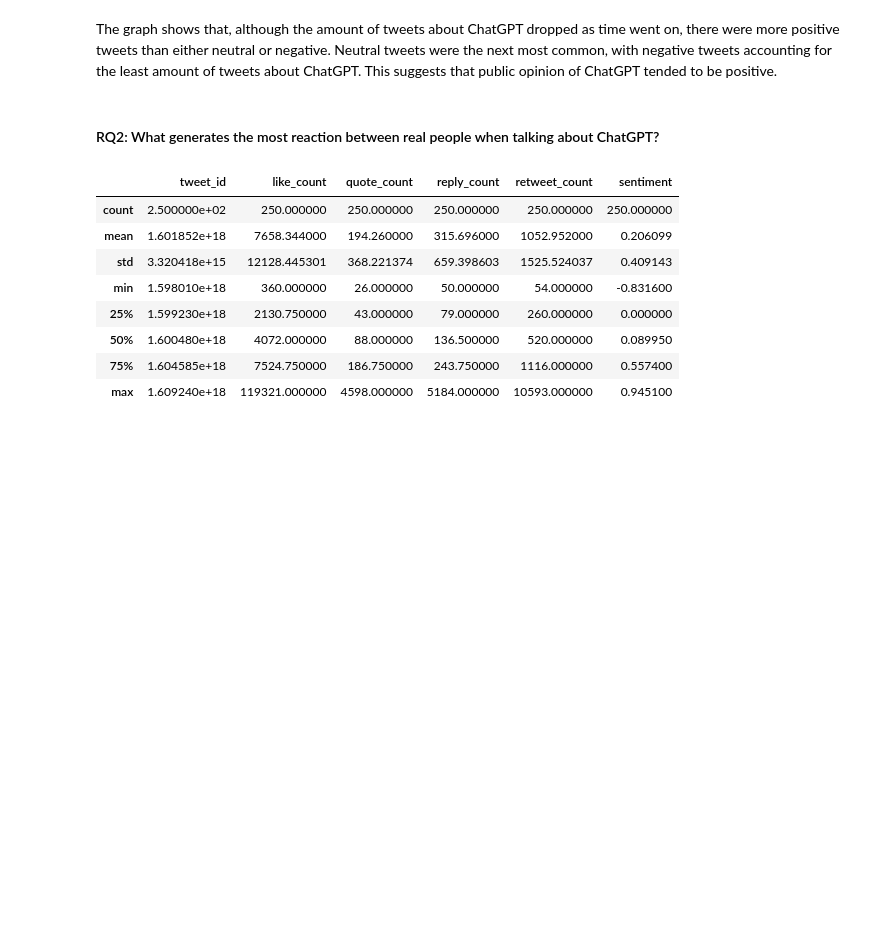
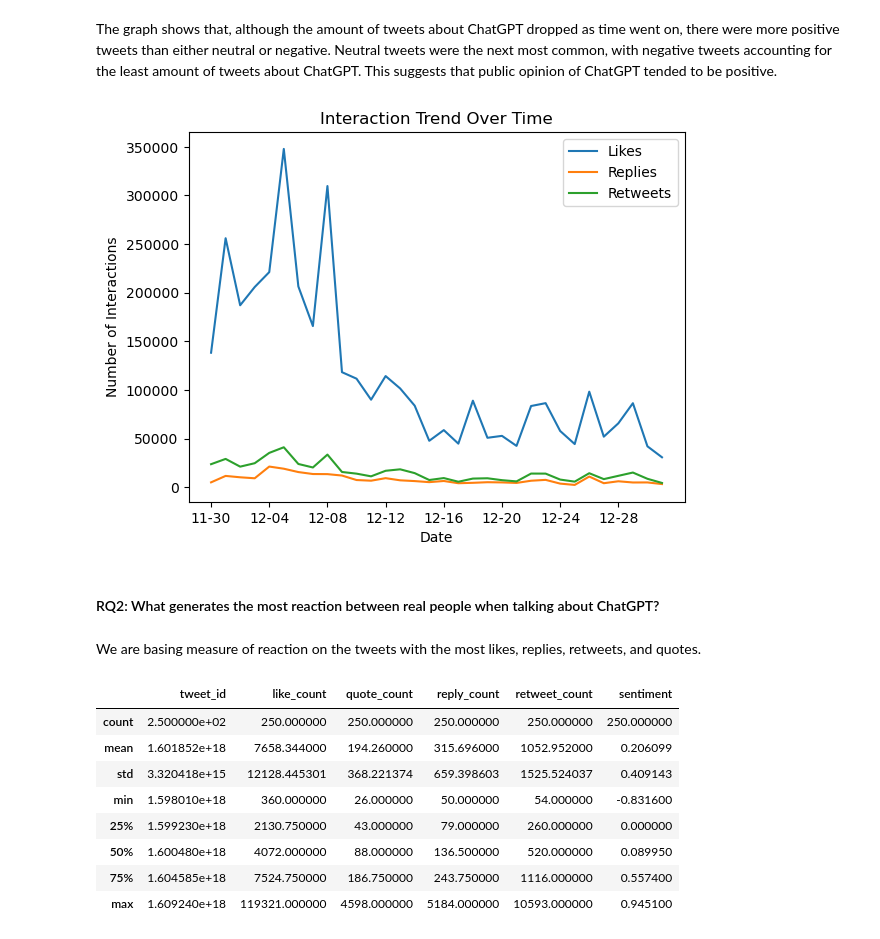
Before and after one commit to ReproTeach/final-project-lc_sa_sm_team, a Jupyter notebook: project_draft.ipynb, the cells around one changed output. Drawn from its saved outputs; the diff is of its cells as text; code cells hidden in the pictures; blank space fills up the shorter version.

```diff
--- a/project_draft.ipynb
+++ b/project_draft.ipynb
@@ -287,8 +281,55 @@ plt.show()
 [figure]
 # %% [markdown]
 The graph shows that, although the amount of tweets about ChatGPT dropped as time went on, there were more positive tweets than either neutral or negative. Neutral tweets were the next most common, with negative tweets accounting for the least amount of tweets about ChatGPT. This suggests that public opinion of ChatGPT tended to be positive.
+# %%
+#Create dictionaries to store the number of likes, replies, and retweets for each day
+like_dict = {}
+reply_dict = {}
+rt_dict = {}
+
+#Loop through entries in the dataframe to get a date string
+for index, row in df1.iterrows():
+    date = row['created_at'].split()[0][5:] #Use the split function to split the date from the time
+
+#Inputting information from the dataframe into the dictionaries
+    if date in like_dict:
+        like_dict[date] += row['like_count'] #Sum up the likes for each date
+    else:
+        like_dict[date] = row['like_count']
+    if date in reply_dict:
+        reply_dict[date] += row['reply_count'] #Sum up the replies for each date
+    else:
+        reply_dict[date] = row['reply_count']
+    if date in rt_dict:
+        rt_dict[date] += row['retweet_count'] #Sum up the retweets for each date
+    else:
+        rt_dict[date] = row['retweet_count']
+
+#Retrieving the values from the dictionaries
+dates = list(like_dict.keys())
+likes = list(like_dict.values())
+replies = list(reply_dict.values())
+retweets = list(rt_dict.values())
+
+#Plotting the values obtained from the dictionaries into the graph
+plt.plot(dates, likes, label = 'Likes')
+plt.plot(dates, replies, label = 'Replies')
+plt.plot(dates, retweets, label = 'Retweets')
+
+#Creating the labels and titles of the graph
+plt.xlabel('Date')
+plt.ylabel('Number of Interactions')
+plt.title('Interaction Trend Over Time')
+plt.xticks(dates[::4]) #Fixing the labeling in the x-axis to make it more legible
+
+plt.legend()
+plt.show()
+# %% [output]
+[figure, new version]
 # %% [markdown]
 #### RQ2: What generates the most reaction between real people when talking about ChatGPT?
+# %% [markdown]
+We are basing measure of reaction on the tweets with the most likes, replies, retweets, and quotes.
 # %%
 df_r2 = df1.loc[(df1["like_count"] >299) & (df1["reply_count"] >49) & (df1["retweet_count"] >49) & (df1["quote_count"] >24)]
 
```
Also changed, not shown: parts of 7 cells of this notebook.
